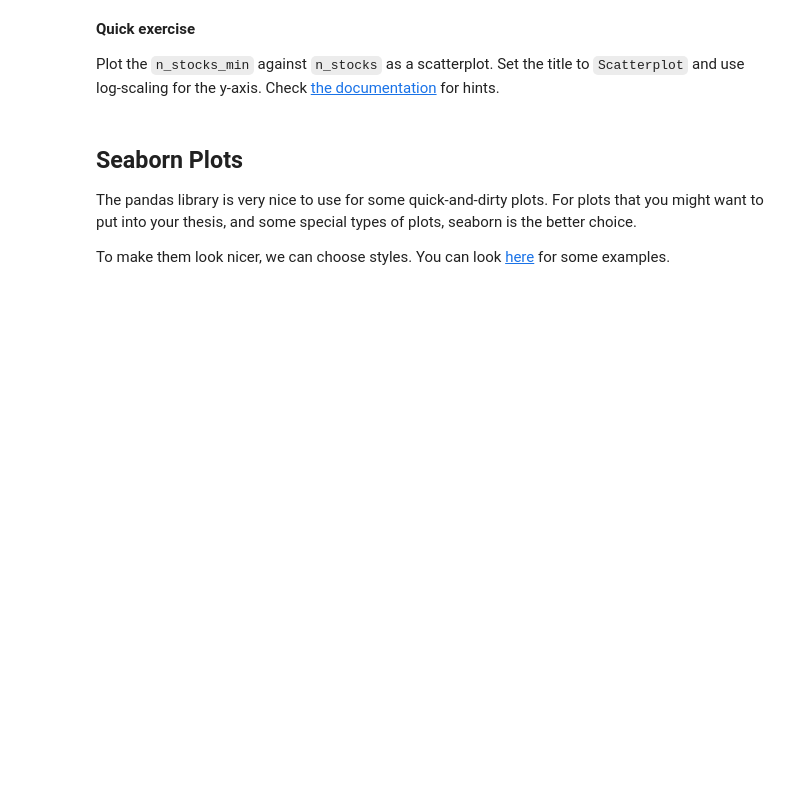
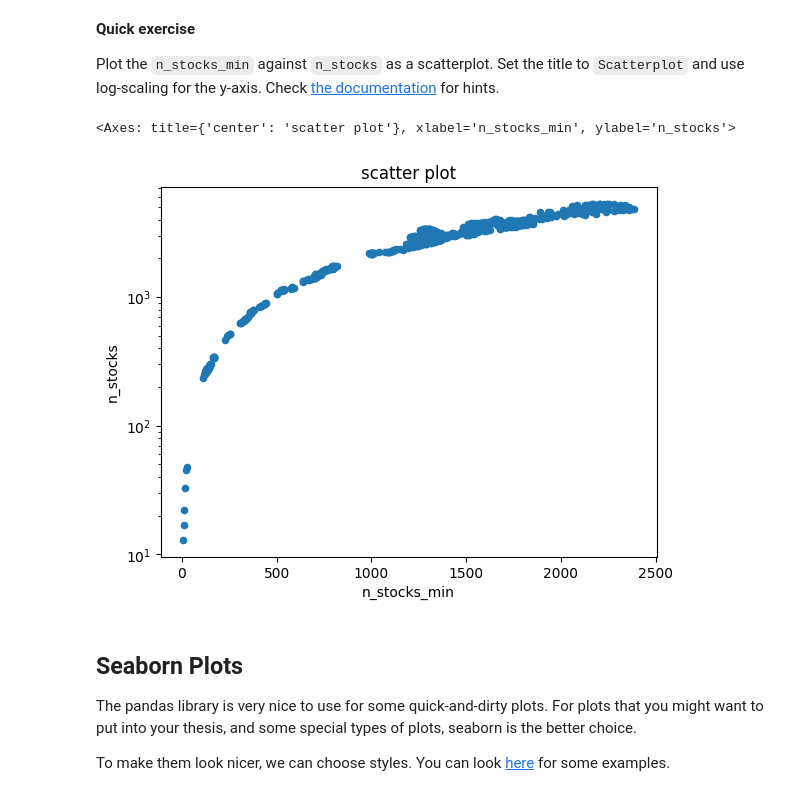
Before and after one commit to Segtanof/pyfin, a Jupyter notebook: 05_Data_Visualization.ipynb, the cells around one changed output. Drawn from its saved outputs; the diff is of its cells as text; code cells hidden in the pictures; blank space fills up the shorter version.

```diff
--- a/05_Data_Visualization.ipynb
+++ b/05_Data_Visualization.ipynb
@@ -59,6 +107,11 @@ Now that looks a lot better!
 **Quick exercise**
 
 Plot the `n_stocks_min` against `n_stocks` as a scatterplot. Set the title to `Scatterplot` and use log-scaling for the y-axis. Check [the documentation](https://pandas.pydata.org/docs/reference/api/pandas.DataFrame.plot.html) for hints.
+# %%
+input_data.plot(x="n_stocks_min", y= "n_stocks", title= "scatter plot", kind = "scatter", logy = True)
+# %% [output]
+<Axes: title={'center': 'scatter plot'}, xlabel='n_stocks_min', ylabel='n_stocks'>
+[figure, added]
 # %% [markdown]
 ## Seaborn Plots
 The pandas library is very nice to use for some quick-and-dirty plots. For plots that you might want to put into your thesis, and some special types of plots, seaborn is the better choice.
```
Also changed, not shown: parts of 15 cells of this notebook, 1 other file.
